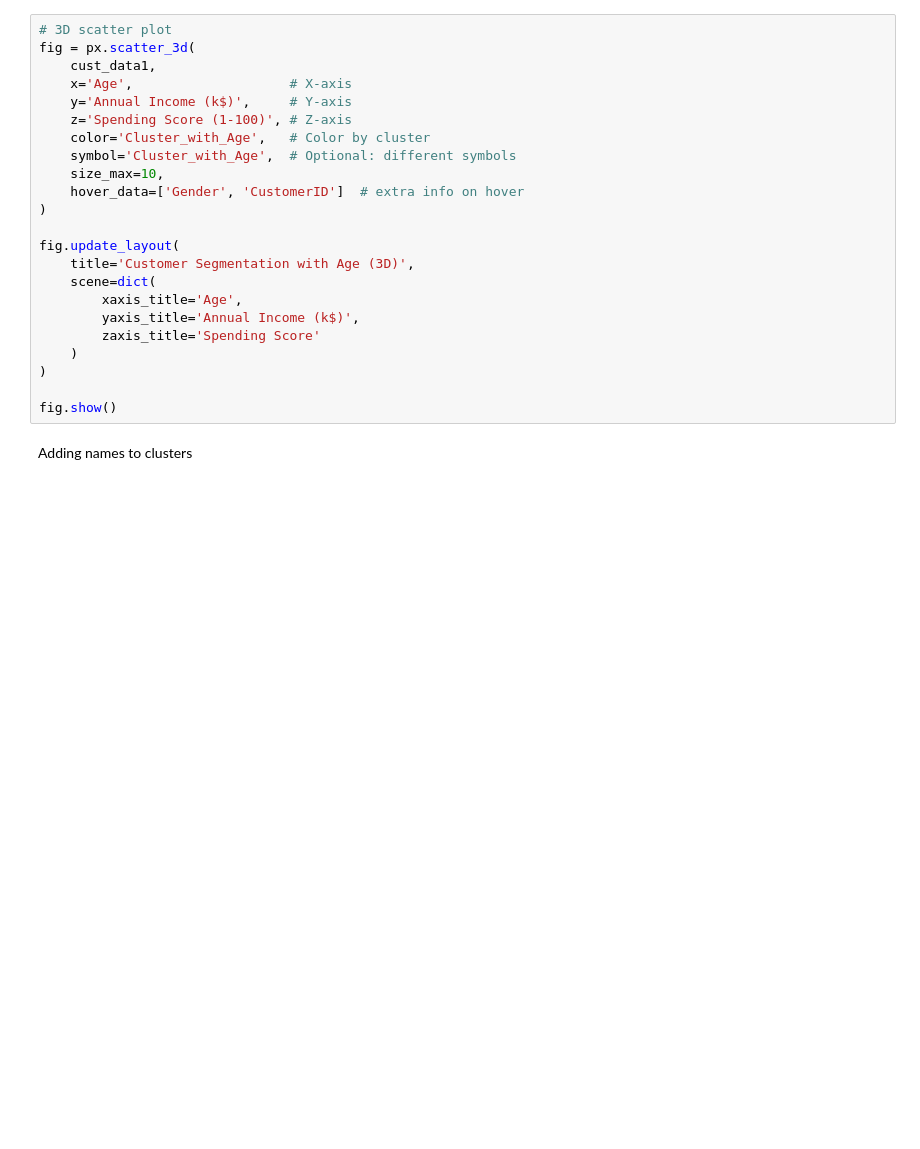
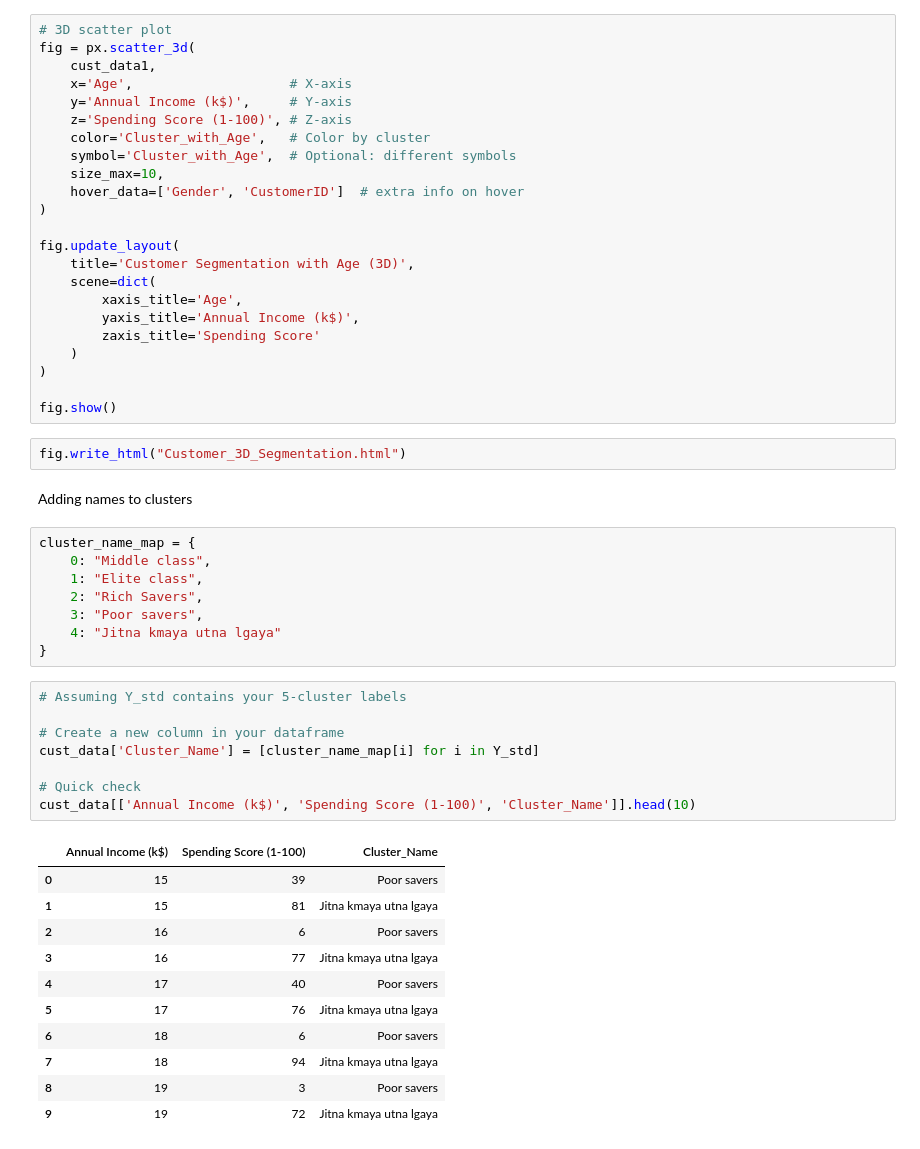
Before and after one commit to Shayan-mirza22/Customer-Segmentation-System, a Jupyter notebook: main.ipynb, the cells around one changed output. Drawn from its saved outputs; the diff is of its cells as text; blank space fills up the shorter version.

```diff
--- a/main.ipynb
+++ b/main.ipynb
@@ -305,5 +305,35 @@ fig.update_layout(
 )
 
 fig.show()
+# %%
+fig.write_html("Customer_3D_Segmentation.html")
 # %% [markdown]
 Adding names to clusters
+# %%
+cluster_name_map = {
+    0: "Middle class",
+    1: "Elite class",
+    2: "Rich Savers",
+    3: "Poor savers",
+    4: "Jitna kmaya utna lgaya"
+}
+# %%
+# Assuming Y_std contains your 5-cluster labels
+
+# Create a new column in your dataframe
+cust_data['Cluster_Name'] = [cluster_name_map[i] for i in Y_std]
+
+# Quick check
+cust_data[['Annual Income (k$)', 'Spending Score (1-100)', 'Cluster_Name']].head(10)
+# %% [output]
+|  | Annual Income (k$) | Spending Score (1-100) | Cluster_Name |
+| 0 | 15 | 39 | Poor savers |
+| 1 | 15 | 81 | Jitna kmaya utna lgaya |
+| 2 | 16 | 6 | Poor savers |
+| 3 | 16 | 77 | Jitna kmaya utna lgaya |
+| 4 | 17 | 40 | Poor savers |
+| 5 | 17 | 76 | Jitna kmaya utna lgaya |
+| 6 | 18 | 6 | Poor savers |
+| 7 | 18 | 94 | Jitna kmaya utna lgaya |
+| 8 | 19 | 3 | Poor savers |
+| 9 | 19 | 72 | Jitna kmaya utna lgaya |
```
Also changed, not shown: parts of 1 cell of this notebook.
